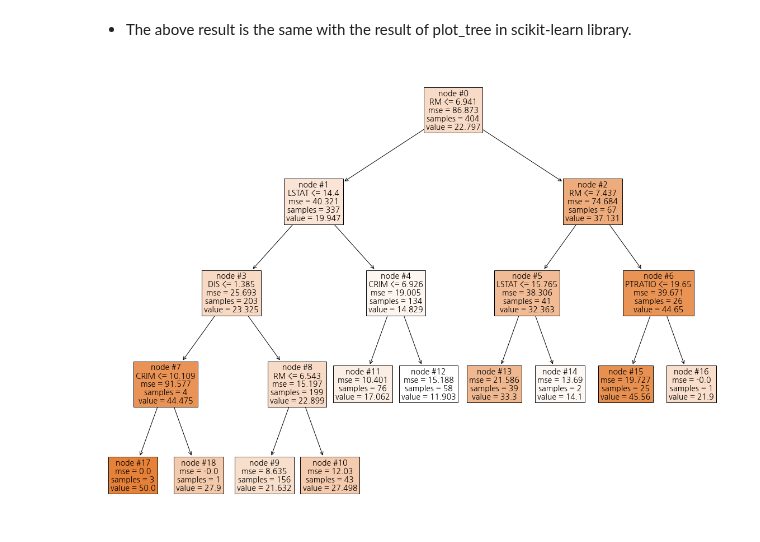
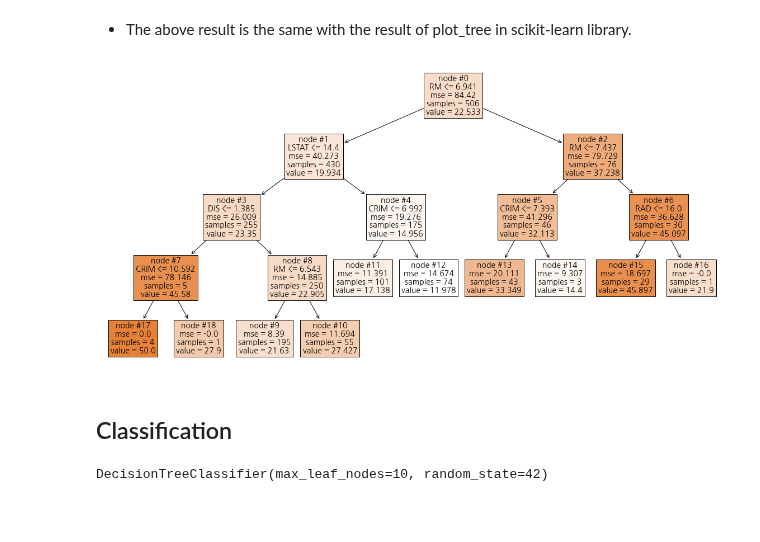
Before and after one commit to ywkim92/Paper-implementation, a Jupyter notebook: Representing_decision_tree.ipynb, the cells around one changed output. Drawn from its saved outputs; the diff is of its cells as text; code cells hidden in the pictures; blank space fills up the shorter version.

Commit message:
feat: Add representation for classification tree

```diff
--- a/Representing_decision_tree.ipynb
+++ b/Representing_decision_tree.ipynb
@@ -131,8 +157,4 @@ X_train, X_test, y_train, y_test = train_test_split(X, y, test_size=.2, random_s
 # %%
 model_dt = DecisionTreeRegressor(max_leaf_nodes=10, random_state=42)
-model_dt.fit(X_train, y_train)
-
-pred_dt = model_dt.predict(X_test)
-print(mean_absolute_error(y_test, pred_dt))
-print(r2_score(y_test, pred_dt))
+model_dt.fit(X, y)
 # %% [output]
@@ -198,8 +185,15 @@ node #0 RM <= 6.941 mse = 86.8734 samples = 404 value = 22.7965
 # %% [markdown]
 * The above result is the same with the result of plot_tree in scikit-learn library.
 # %%
-plt.figure(figsize=(20,15))
+plt.figure(figsize=(20,10))
 plot_tree(model_dt, node_ids=True, fontsize=14, feature_names=data['feature_names'], filled=True)
 plt.show()
 # %% [output]
-[figure, old version]
+[figure, new version]
+# %% [markdown]
+## Classification
+# %%
+model_clf = DecisionTreeClassifier(max_leaf_nodes=10, random_state=42)
+model_clf.fit(X_clf, y_clf)
+# %% [output]
+DecisionTreeClassifier(max_leaf_nodes=10, random_state=42)
```
Also changed, not shown: parts of 16 cells of this notebook.
